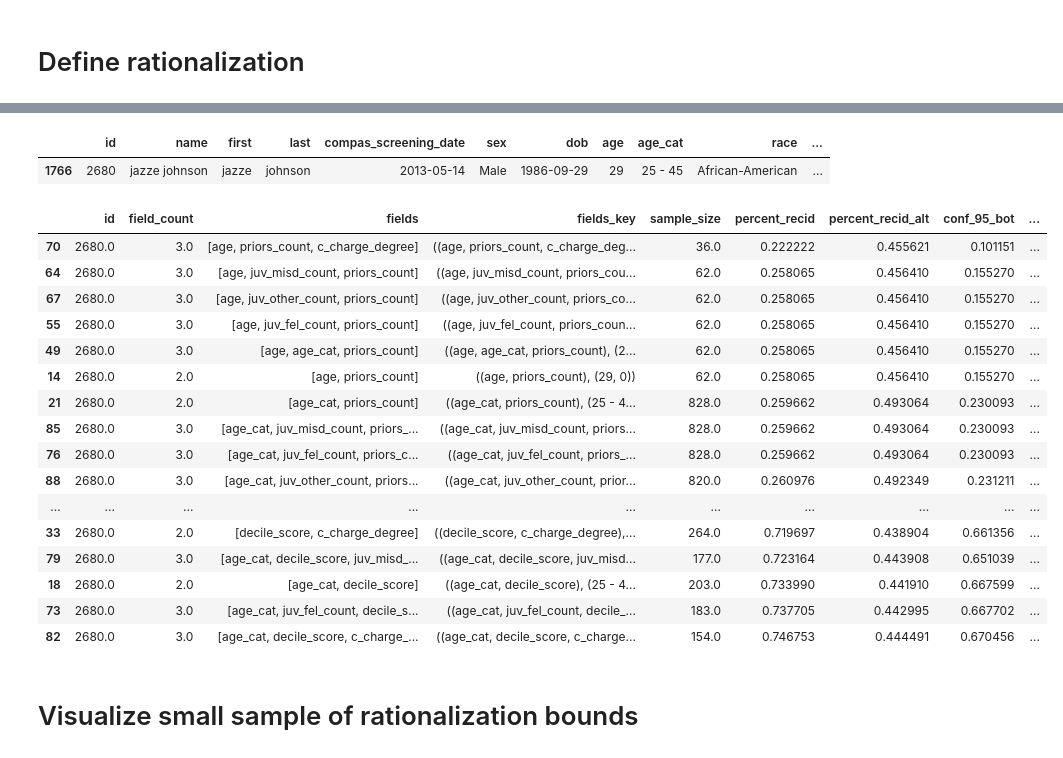
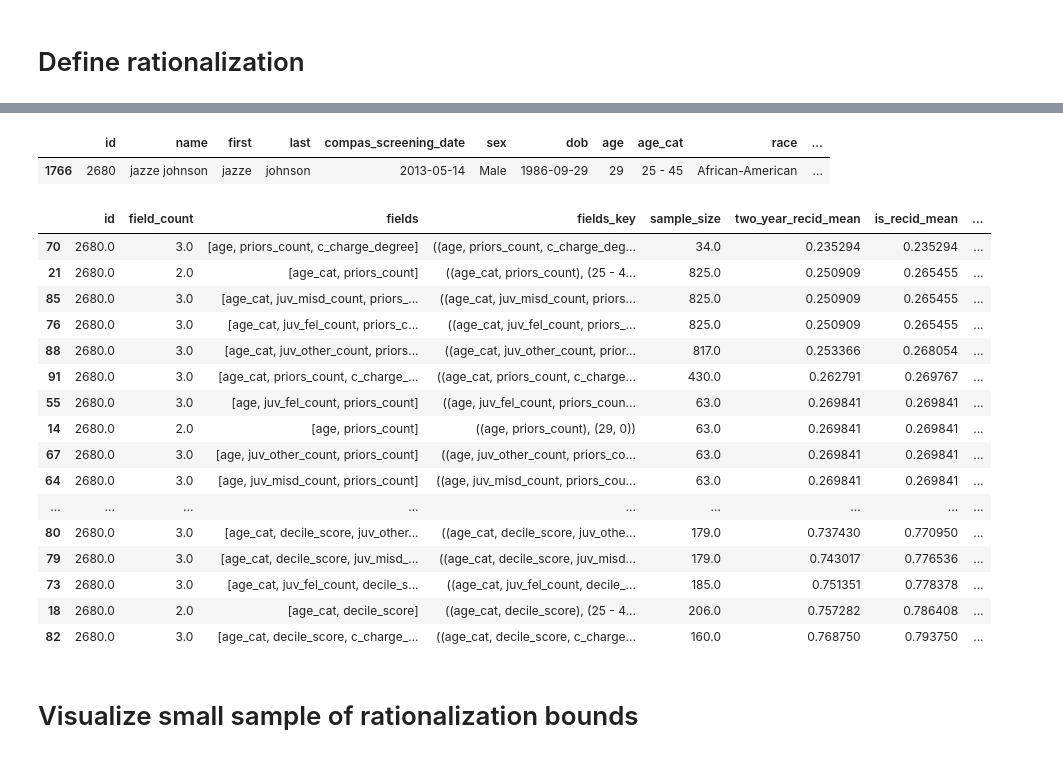
Before and after one commit to cephcyn/malicious_justif, a Jupyter notebook: expl_rat.ipynb, the cells around one changed output, grey strips where cells are left out. Saved outputs shown, nothing was run; the diff lists cells and outputs as text; code cells hidden in the pictures.

```diff
--- a/expl_rat.ipynb
+++ b/expl_rat.ipynb
@@ -38,3 +73,8 @@ filter_data_df.shape
+# %%
+filter_data_df[wascorrect_field] = filter_data_df.apply(
+    lambda r: 1 if r[justifying_field]==r[trueresult_field] else 0,
+    axis='columns'
+)
 # %% [markdown]
 ## Split data into "training", "test"
 # %%
@@ -83,7 +103,7 @@ def rationalize(target, data_df, numfields=1):
             return True
         return False
     breakdown = data_df[trueresult_field]
-    full_interval = proportion.proportion_confint(sum(breakdown), len(breakdown), alpha=0.05, method='beta')
+    full_interval = proportion.proportion_confint(sum(breakdown), len(breakdown), alpha=conf_alpha, method='beta')
     result_df = pd.DataFrame()
     field_groups = [[i] for i in range(len(accessible_fields))]
     for _ in range(numfields-1):
@@ -94,28 +114,38 @@ def rationalize(target, data_df, numfields=1):
         subgroup = data_df
         for field in field_names:
             subgroup = subgroup[subgroup[field] == target[field]]
-        subgroup_alt = data_df[~data_df.index.isin(subgroup.index)]
+        subgroup_inv = data_df[~data_df.index.isin(subgroup.index)]
         breakdown = subgroup[trueresult_field]
-        breakdown_alt = subgroup_alt[trueresult_field]
+        breakdown_inv = subgroup_inv[trueresult_field]
+        preds = subgroup[justifying_field]
+        preds_inv = subgroup_inv[justifying_field]
+        corrects = subgroup[wascorrect_field]
+        corrects_inv = subgroup_inv[wascorrect_field]
         if len(breakdown)>0:
-            conf_interval = proportion.proportion_confint(sum(breakdown), len(breakdown), alpha=0.05, method='beta')
-            altg_interval = proportion.proportion_confint(sum(breakdown_alt), len(breakdown_alt), alpha=0.05, method='beta')
+            conf_interval = proportion.proportion_confint(sum(breakdown), len(breakdown), alpha=conf_alpha, method='beta')
+            invg_interval = proportion.proportion_confint(sum(breakdown_inv), len(breakdown_inv), alpha=conf_alpha, method='beta')
             result_df = result_df.append({
                 'id': target['id'],
                 'field_count': len(field_names),
                 'fields': field_names,
                 'fields_key': (tuple(field_names), tuple([target[fn] for fn in field_names])),
                 'sample_size': len(breakdown),
-                'percent_recid': sum(breakdown) / len(breakdown),
-                'percent_recid_alt': sum(breakdown_alt) / len(breakdown_alt),
+                f'{trueresult_field}_mean': sum(breakdown) / len(breakdown),
+                f'{justifying_field}_mean': sum(preds) / len(preds),
+                f'accuracy_mean': sum(corrects) / len(corrects),
                 # Confidence interval: in 95% of cases, the true underlying fraction of recidivism will fall within this interval
                 # https://en.wikipedia.org/wiki/Binomial_proportion_confidence_interval#Clopper%E2%80%93Pearson_interval
                 # https://www.statsmodels.org/devel/generated/statsmodels.stats.proportion.proportion_confint.html
-                'conf_95_bot': conf_interval[0],
-                'conf_95_top': conf_interval[1],
+                f'{trueresult_field}_conf_bot': conf_interval[0],
+                f'{trueresult_field}_conf_top': conf_interval[1],
                 # Statistical significance
                 'significant_baseline': 1 if noIntervalOverlap(conf_interval[0], conf_interval[1], full_interval[0], full_interval[1]) else 0,
-                'significant_altgroup': 1 if noIntervalOverlap(conf_interval[0], conf_interval[1], altg_interval[0], altg_interval[1]) else 0,
+                # Okay, now... all of this again for the inverse group
+                # Results for the inverse group
+                f'{trueresult_field}_inv_mean': sum(breakdown_inv) / len(breakdown_inv),
+                f'{justifying_field}_inv_mean': sum(preds_inv) / len(preds_inv),
+                f'accuracy_inv_mean': sum(corrects_inv) / len(corrects_inv),
+                'significant_invgroup': 1 if noIntervalOverlap(conf_interval[0], conf_interval[1], invg_interval[0], invg_interval[1]) else 0,
             }, ignore_index=True)
     return result_df
 # %%
@@ -137,37 +167,37 @@ true recidivism (testing) range: (0.43184171368236696, 0.488187586477278)
 # %%
 # Mini-example of selecting someone to justify both-sides of
 target = filter_data_df[filter_data_df['id'] == 2680].iloc[0] # filter_data_df.sample(n=1).iloc[0]
 filter_data_df[filter_data_df['id'] == target['id']]
 
 rationalize_df = pd.DataFrame()
 for numfields in [1,2,3]:
     rationalize_df = rationalize_df.append(
         rationalize(target, filter_data_df_src, numfields=numfields),
         ignore_index=True
     )
 
-# rationalize_df.sort_values(['significant_baseline', 'percent_recid'])
-rationalize_df[rationalize_df['significant_baseline'] == 1].sort_values('percent_recid')
+# rationalize_df.sort_values(['significant_baseline', f'{trueresult_field}_mean'])
+rationalize_df[rationalize_df['significant_baseline'] == 1].sort_values(f'{trueresult_field}_mean')
 # %% [output]
 |  | id | name | first | last | compas_screening_date | sex | dob | age | age_cat | race | ... |
 | 1766 | 2680 | jazze johnson | jazze | johnson | 2013-05-14 | Male | 1986-09-29 | 29 | 25 - 45 | African-American | ... |
-|  | id | field_count | fields | fields_key | sample_size | percent_recid | percent_recid_alt | conf_95_bot | ... |
-| 70 | 2680.0 | 3.0 | [age, priors_count, c_charge_degree] | ((age, priors_count, c_charge_deg... | 36.0 | 0.222222 | 0.455621 | 0.101151 | ... |
-| 64 | 2680.0 | 3.0 | [age, juv_misd_count, priors_count] | ((age, juv_misd_count, priors_cou... | 62.0 | 0.258065 | 0.456410 | 0.155270 | ... |
-| 67 | 2680.0 | 3.0 | [age, juv_other_count, priors_count] | ((age, juv_other_count, priors_co... | 62.0 | 0.258065 | 0.456410 | 0.155270 | ... |
-| 55 | 2680.0 | 3.0 | [age, juv_fel_count, priors_count] | ((age, juv_fel_count, priors_coun... | 62.0 | 0.258065 | 0.456410 | 0.155270 | ... |
-| 49 | 2680.0 | 3.0 | [age, age_cat, priors_count] | ((age, age_cat, priors_count), (2... | 62.0 | 0.258065 | 0.456410 | 0.155270 | ... |
-| 14 | 2680.0 | 2.0 | [age, priors_count] | ((age, priors_count), (29, 0)) | 62.0 | 0.258065 | 0.456410 | 0.155270 | ... |
-| 21 | 2680.0 | 2.0 | [age_cat, priors_count] | ((age_cat, priors_count), (25 - 4... | 828.0 | 0.259662 | 0.493064 | 0.230093 | ... |
-| 85 | 2680.0 | 3.0 | [age_cat, juv_misd_count, priors_... | ((age_cat, juv_misd_count, priors... | 828.0 | 0.259662 | 0.493064 | 0.230093 | ... |
-| 76 | 2680.0 | 3.0 | [age_cat, juv_fel_count, priors_c... | ((age_cat, juv_fel_count, priors_... | 828.0 | 0.259662 | 0.493064 | 0.230093 | ... |
-| 88 | 2680.0 | 3.0 | [age_cat, juv_other_count, priors... | ((age_cat, juv_other_count, prior... | 820.0 | 0.260976 | 0.492349 | 0.231211 | ... |
-| ... | ... | ... | ... | ... | ... | ... | ... | ... | ... |
-| 33 | 2680.0 | 2.0 | [decile_score, c_charge_degree] | ((decile_score, c_charge_degree),... | 264.0 | 0.719697 | 0.438904 | 0.661356 | ... |
-| 79 | 2680.0 | 3.0 | [age_cat, decile_score, juv_misd_... | ((age_cat, decile_score, juv_misd... | 177.0 | 0.723164 | 0.443908 | 0.651039 | ... |
-| 18 | 2680.0 | 2.0 | [age_cat, decile_score] | ((age_cat, decile_score), (25 - 4... | 203.0 | 0.733990 | 0.441910 | 0.667599 | ... |
-| 73 | 2680.0 | 3.0 | [age_cat, juv_fel_count, decile_s... | ((age_cat, juv_fel_count, decile_... | 183.0 | 0.737705 | 0.442995 | 0.667702 | ... |
-| 82 | 2680.0 | 3.0 | [age_cat, decile_score, c_charge_... | ((age_cat, decile_score, c_charge... | 154.0 | 0.746753 | 0.444491 | 0.670456 | ... |
+|  | id | field_count | fields | fields_key | sample_size | two_year_recid_mean | is_recid_mean | ... |
+| 70 | 2680.0 | 3.0 | [age, priors_count, c_charge_degree] | ((age, priors_count, c_charge_deg... | 34.0 | 0.235294 | 0.235294 | ... |
+| 21 | 2680.0 | 2.0 | [age_cat, priors_count] | ((age_cat, priors_count), (25 - 4... | 825.0 | 0.250909 | 0.265455 | ... |
+| 85 | 2680.0 | 3.0 | [age_cat, juv_misd_count, priors_... | ((age_cat, juv_misd_count, priors... | 825.0 | 0.250909 | 0.265455 | ... |
+| 76 | 2680.0 | 3.0 | [age_cat, juv_fel_count, priors_c... | ((age_cat, juv_fel_count, priors_... | 825.0 | 0.250909 | 0.265455 | ... |
+| 88 | 2680.0 | 3.0 | [age_cat, juv_other_count, priors... | ((age_cat, juv_other_count, prior... | 817.0 | 0.253366 | 0.268054 | ... |
+| 91 | 2680.0 | 3.0 | [age_cat, priors_count, c_charge_... | ((age_cat, priors_count, c_charge... | 430.0 | 0.262791 | 0.269767 | ... |
+| 55 | 2680.0 | 3.0 | [age, juv_fel_count, priors_count] | ((age, juv_fel_count, priors_coun... | 63.0 | 0.269841 | 0.269841 | ... |
+| 14 | 2680.0 | 2.0 | [age, priors_count] | ((age, priors_count), (29, 0)) | 63.0 | 0.269841 | 0.269841 | ... |
+| 67 | 2680.0 | 3.0 | [age, juv_other_count, priors_count] | ((age, juv_other_count, priors_co... | 63.0 | 0.269841 | 0.269841 | ... |
+| 64 | 2680.0 | 3.0 | [age, juv_misd_count, priors_count] | ((age, juv_misd_count, priors_cou... | 63.0 | 0.269841 | 0.269841 | ... |
+| ... | ... | ... | ... | ... | ... | ... | ... | ... |
+| 80 | 2680.0 | 3.0 | [age_cat, decile_score, juv_other... | ((age_cat, decile_score, juv_othe... | 179.0 | 0.737430 | 0.770950 | ... |
+| 79 | 2680.0 | 3.0 | [age_cat, decile_score, juv_misd_... | ((age_cat, decile_score, juv_misd... | 179.0 | 0.743017 | 0.776536 | ... |
+| 73 | 2680.0 | 3.0 | [age_cat, juv_fel_count, decile_s... | ((age_cat, juv_fel_count, decile_... | 185.0 | 0.751351 | 0.778378 | ... |
+| 18 | 2680.0 | 2.0 | [age_cat, decile_score] | ((age_cat, decile_score), (25 - 4... | 206.0 | 0.757282 | 0.786408 | ... |
+| 82 | 2680.0 | 3.0 | [age_cat, decile_score, c_charge_... | ((age_cat, decile_score, c_charge... | 160.0 | 0.768750 | 0.793750 | ... |
 # %% [markdown]
 # Visualize small sample of rationalization bounds
 # %%
```
Also changed, not shown: parts of 30 cells of this notebook.
